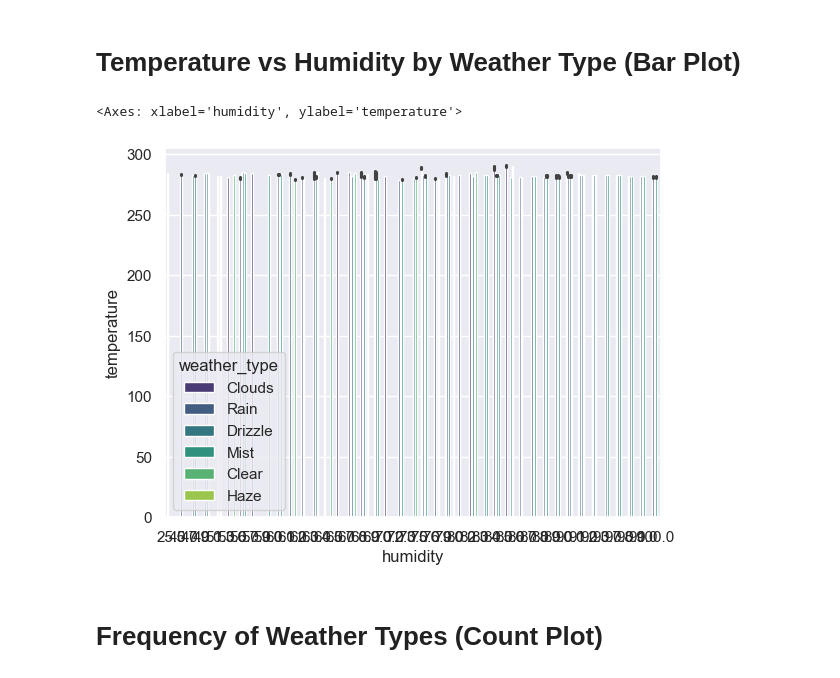
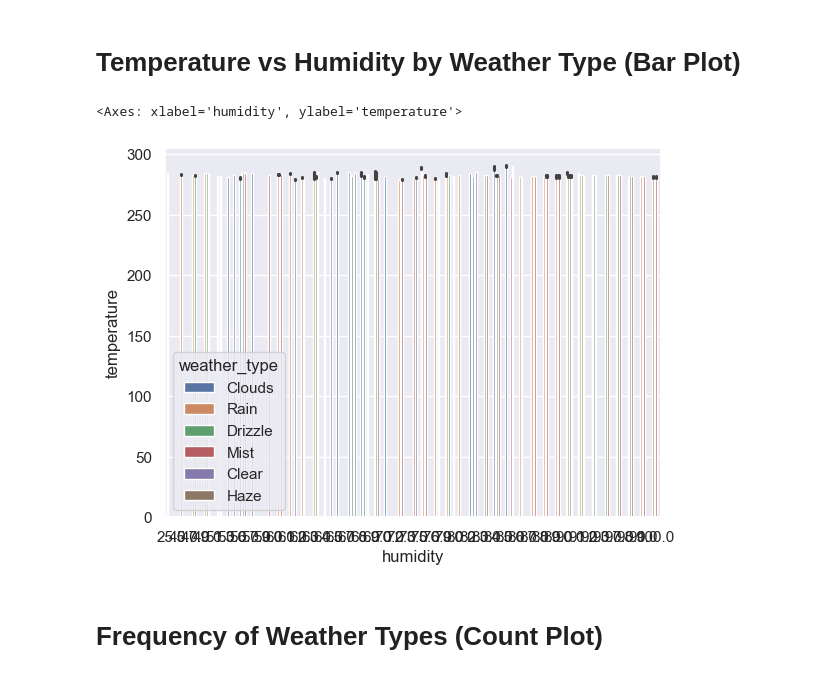
Before and after one commit to MIYUMINIMSARA/Weather-Data-Visualization, a Jupyter notebook: weather.ipynb, the cells around one changed output. Drawn from its saved outputs; the diff is of its cells as text; code cells hidden in the pictures.

```diff
--- a/weather.ipynb
+++ b/weather.ipynb
@@ -124,10 +115,10 @@ sns.boxplot(x=weather['humidity'], y=weather['temperature'], hue=weather['weathe
 # %% [markdown]
 # Temperature vs Humidity by Weather Type (Bar Plot)
 # %%
-sns.barplot(x=weather['humidity'],y=weather['temperature'],hue=weather['weather_type'],palette="viridis")
+sns.barplot(x=weather['humidity'],y=weather['temperature'],hue=weather['weather_type'])
 # %% [output]
 <Axes: xlabel='humidity', ylabel='temperature'>
-[figure, old version]
+[figure, new version]
 # %% [markdown]
 # Frequency of Weather Types (Count Plot)
 # %%
```
Also changed, not shown: parts of 6 cells of this notebook.
